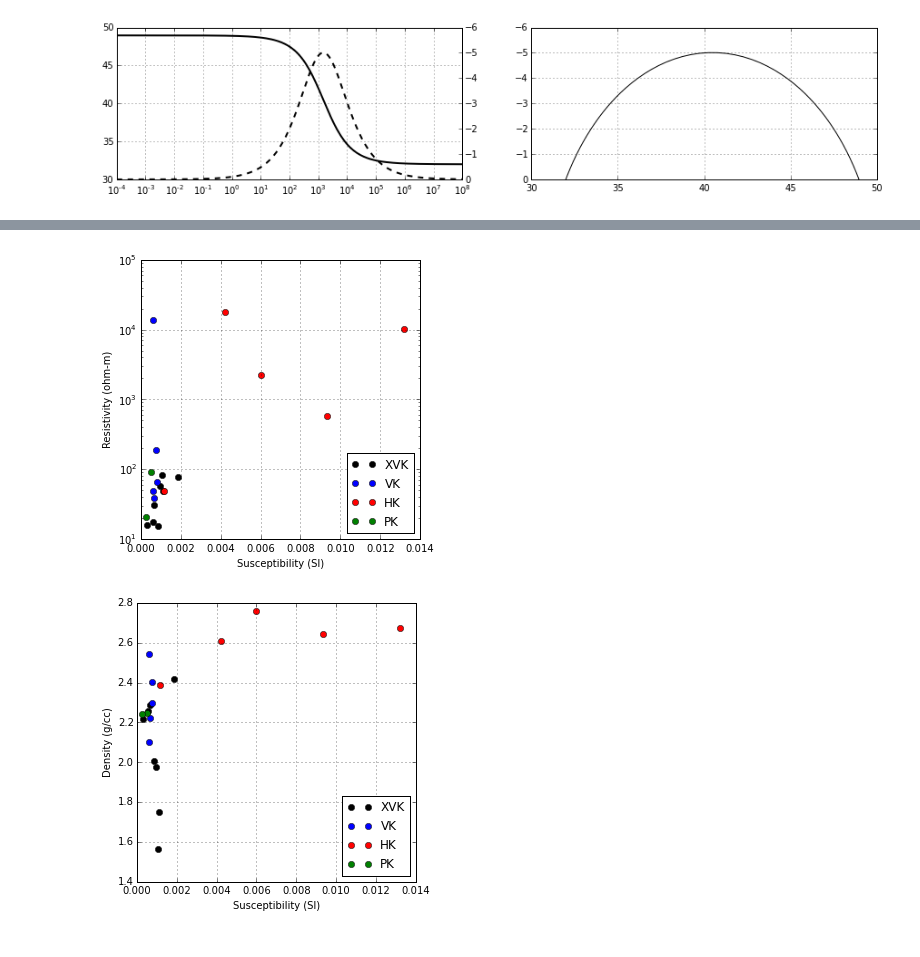
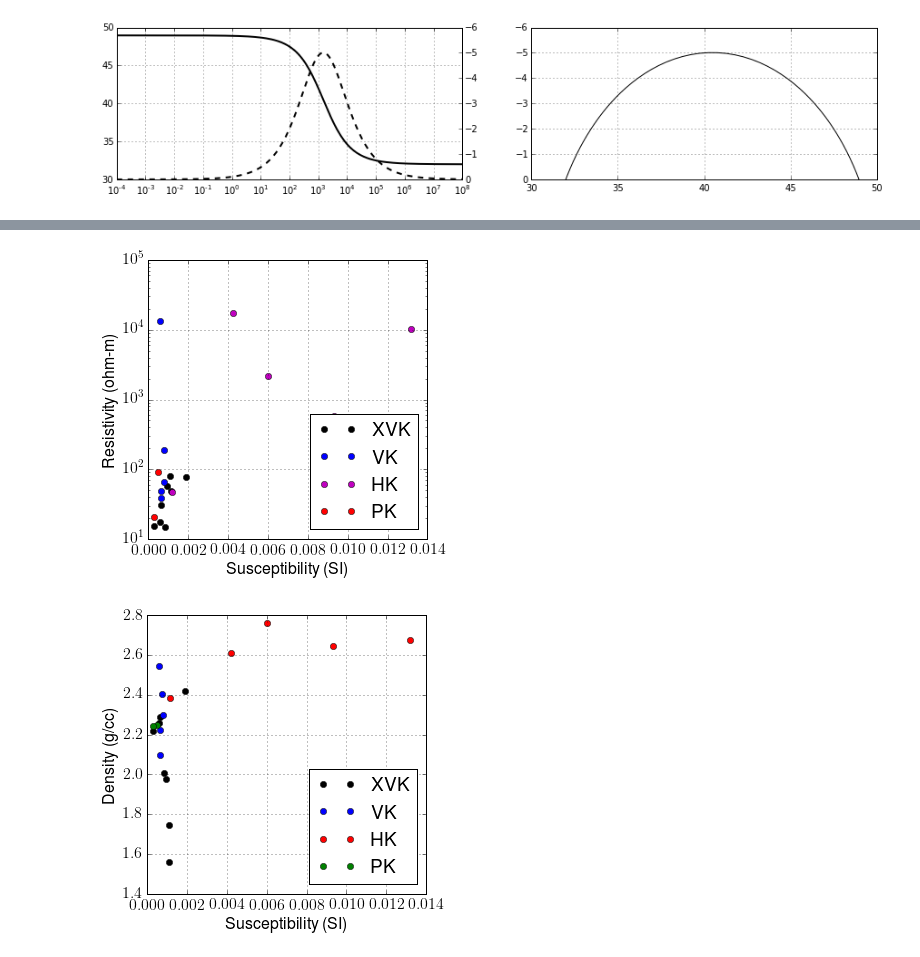
Before and after one commit to sgkang/PhysPropIP, a Jupyter notebook: notebooks/CircuitModel_modified.ipynb, the cells around one changed output, grey strips where cells are left out. Drawn from its saved outputs; the diff is of its cells as text; code cells hidden in the pictures.

Commit message:
TKC data

```diff
--- a/notebooks/CircuitModel_modified.ipynb
+++ b/notebooks/CircuitModel_modified.ipynb
@@ -224,4 +221,8 @@ PlHK = data_active[data_active['Facies']=='HK']["Pl"].values[:]
 fpeakHK = f0peak(RlHK, QlHK, PlHK)
 rhoinfHK = rhoinf(data_active[data_active['Facies']=='HK']["Ro"].values[:], data_active[data_active['Facies']=='HK']["pRm"].values[:],data_active[data_active['Facies']=='HK']["pRl"].values[:])
 mHK = charg(rhoinfHK, data_active[data_active['Facies']=='HK']["Ro"].values[:])
+# %%
+import matplotlib as mpl
+mpl.rcParams["font.size"] = 16
+mpl.rcParams["text.usetex"] = True
 # %%
@@ -258,15 +261,15 @@ figsize(5,5)
 # %%
 plt.semilogy(data_active[data_active["Facies"]=="XVK"]["Mag Susc [SI]"], data_active[data_active["Facies"]=="XVK"]["Resistivity [Ohm.m]"], 'ko')
 plt.semilogy(data_active[data_active["Facies"]=="VK"]["Mag Susc [SI]"], data_active[data_active["Facies"]=="VK"]["Resistivity [Ohm.m]"], 'bo')
-plt.semilogy(data_active[data_active["Facies"]=="HK"]["Mag Susc [SI]"], data_active[data_active["Facies"]=="HK"]["Resistivity [Ohm.m]"], 'ro')
-plt.semilogy(data_active[data_active["Facies"]=="PK"]["Mag Susc [SI]"], data_active[data_active["Facies"]=="PK"]["Resistivity [Ohm.m]"], 'go')
+plt.semilogy(data_active[data_active["Facies"]=="HK"]["Mag Susc [SI]"], data_active[data_active["Facies"]=="HK"]["Resistivity [Ohm.m]"], 'mo')
+plt.semilogy(data_active[data_active["Facies"]=="PK"]["Mag Susc [SI]"], data_active[data_active["Facies"]=="PK"]["Resistivity [Ohm.m]"], 'ro')
 plt.grid(True)
 plt.legend(("XVK", "VK", "HK", "PK"), loc=4)
 plt.xlabel("Susceptibility (SI)")
 plt.ylabel("Resistivity (ohm-m)")
 figsize(5,5)
 # %% [output]
-[figure, old version]
+[figure, new version]
 # %%
 plt.plot(data_active[data_active["Facies"]=="XVK"]["Mag Susc [SI]"], data_active[data_active["Facies"]=="XVK"]["Sat Geometric Dens [g/cc]"], 'ko')
 plt.plot(data_active[data_active["Facies"]=="VK"]["Mag Susc [SI]"], data_active[data_active["Facies"]=="VK"]["Sat Geometric Dens [g/cc]"], 'bo')
@@ -279,4 +282,4 @@ plt.xlabel("Susceptibility (SI)")
 plt.ylabel("Density (g/cc)")
 figsize(5,5)
 # %% [output]
-[figure, old version]
+[figure, new version]
```
Also changed, not shown: parts of 3 cells of this notebook, 28 other files.
